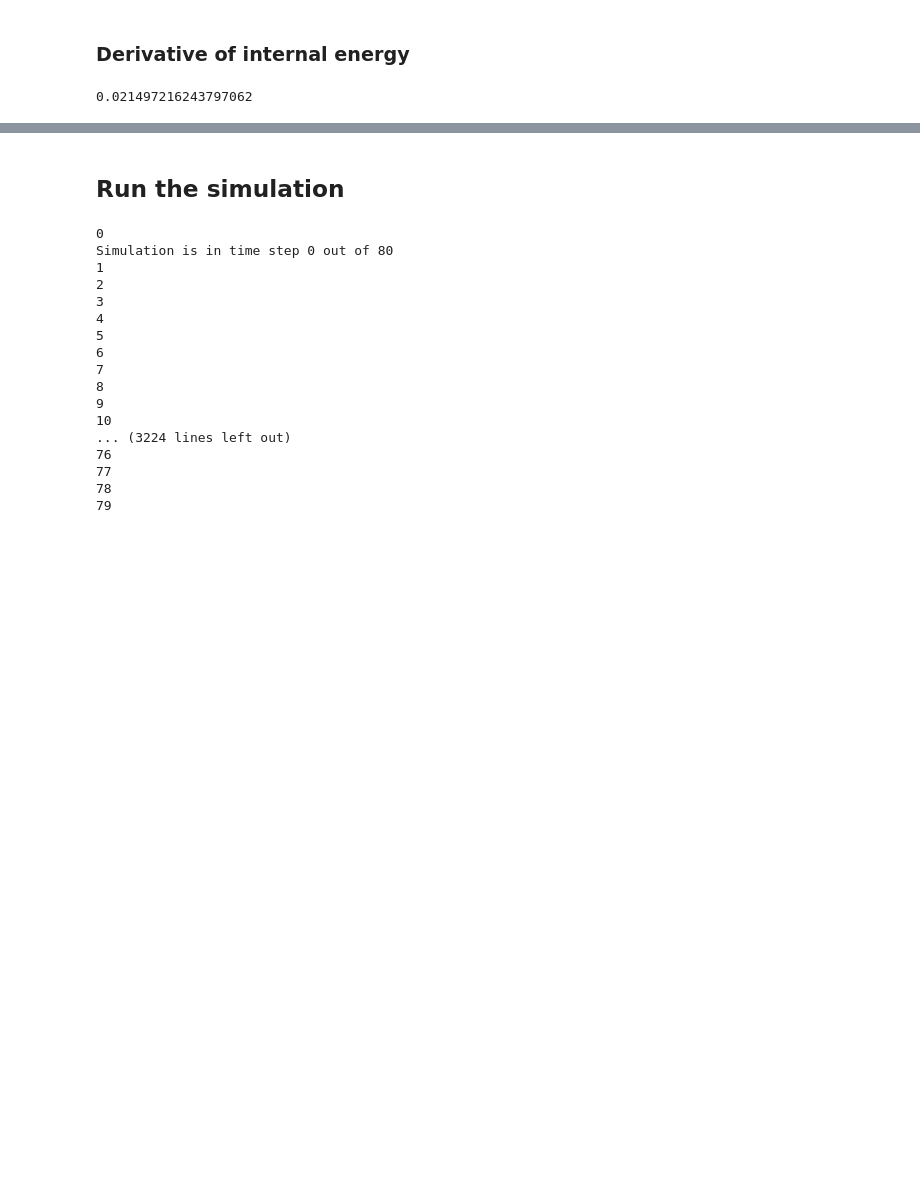
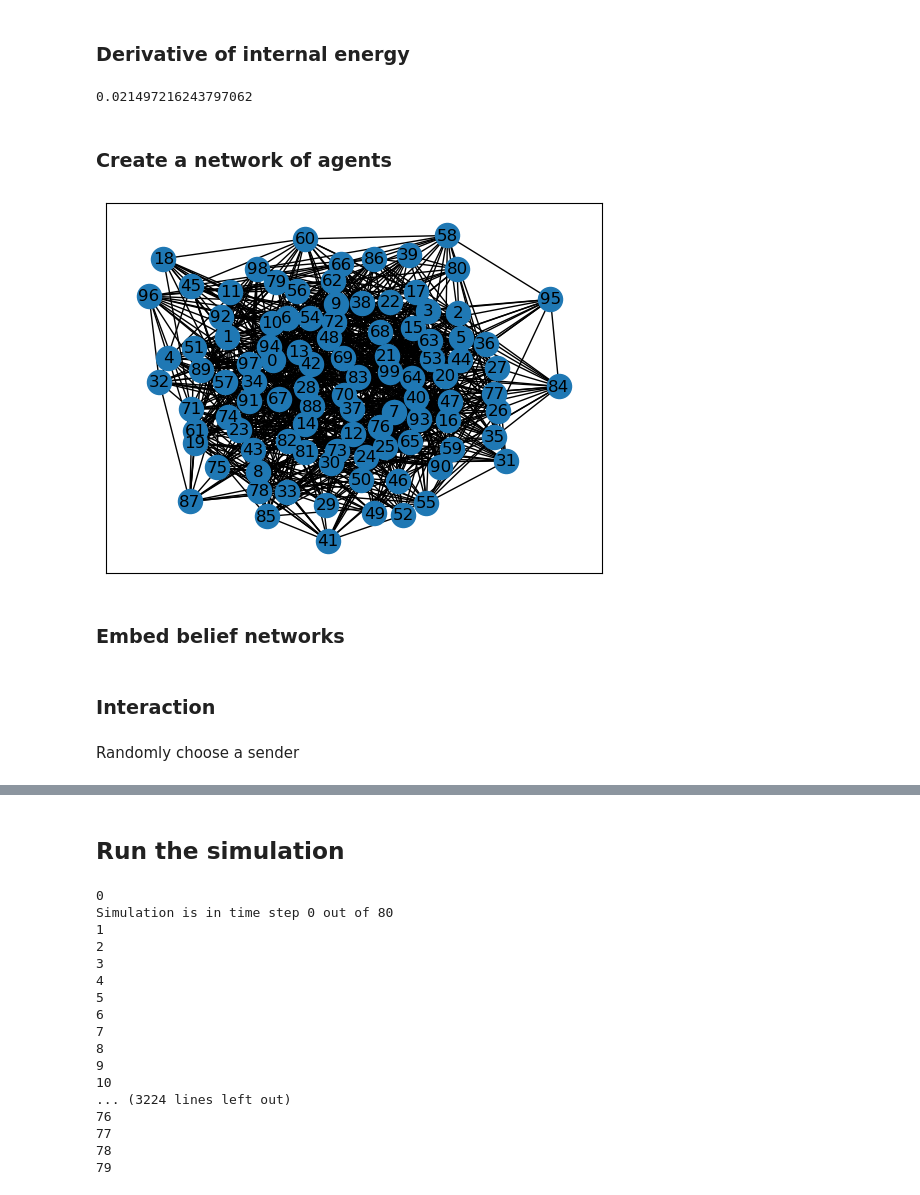
Before and after one commit to ocseckin/belief_network_extended, a Jupyter notebook: notebooks/explore_original_model.ipynb, the cells around one changed output, grey strips where cells are left out. Drawn from its saved outputs; the diff is of its cells as text; code cells hidden in the pictures; blank space fills up the shorter version.

```diff
--- a/notebooks/explore_original_model.ipynb
+++ b/notebooks/explore_original_model.ipynb
@@ -96,3 +72,22 @@ focal_edge = (0,1)
 derivative_internal_energy(G_complete, focal_edge)
 # %% [output]
 0.021497216243797062
+# %% [markdown]
+### Create a network of agents
+# %%
+# Community social network
+N = 100
+mu = .1
+M = 1000
+seed = 89
+#G, comm1, comm2 = extended_model.community_social_network(N=N, mu=mu, M=M, seed=seed)
+
+# Erdos Renyi (random) Graph
+p = .2
+G = nx.gnp_random_graph(n=N, p=p, seed=seed)
+# %%
+nx.draw_networkx(G)
+# %% [output]
+[figure, added]
+# %% [markdown]
+### Embed belief networks
@@ -98,0 +98,4 @@ derivative_internal_energy(G_complete, focal_edge)
+# %% [markdown]
+### Interaction
+# %% [markdown]
+Randomly choose a sender
```
Also changed, not shown: parts of 20 cells of this notebook, 1 other file.
